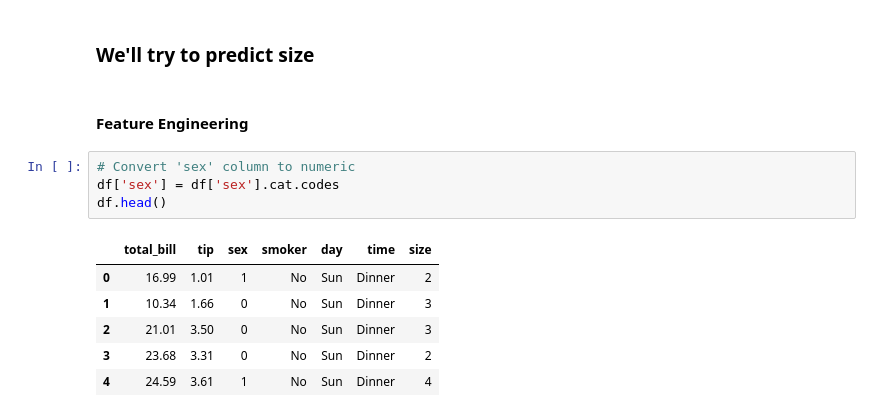
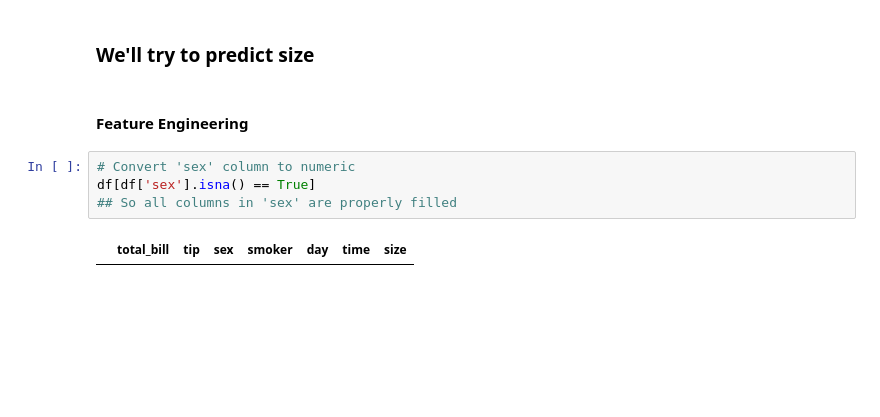
Before and after one commit to Jai1019-coder/Machine-Learning, a Jupyter notebook: 07-Nave Bayes Algorithm/gaussian.ipynb, the cells around one changed output. Cells and saved outputs as stored; diff of their text form; blank space fills up the shorter version.

```diff
--- a/07-Nave Bayes Algorithm/gaussian.ipynb
+++ b/07-Nave Bayes Algorithm/gaussian.ipynb
@@ -38,12 +38,7 @@ Name: day, Length: 244, dtype: bool
 #### Feature Engineering
 # %%
 # Convert 'sex' column to numeric
-df['sex'] = df['sex'].cat.codes
-df.head()
+df[df['sex'].isna() == True]
+## So all columns in 'sex' are properly filled
 # %% [output]
 |  | total_bill | tip | sex | smoker | day | time | size |
-| 0 | 16.99 | 1.01 | 1 | No | Sun | Dinner | 2 |
-| 1 | 10.34 | 1.66 | 0 | No | Sun | Dinner | 3 |
-| 2 | 21.01 | 3.50 | 0 | No | Sun | Dinner | 3 |
-| 3 | 23.68 | 3.31 | 0 | No | Sun | Dinner | 2 |
-| 4 | 24.59 | 3.61 | 1 | No | Sun | Dinner | 4 |
```
Also changed, not shown: parts of 23 cells of this notebook.
